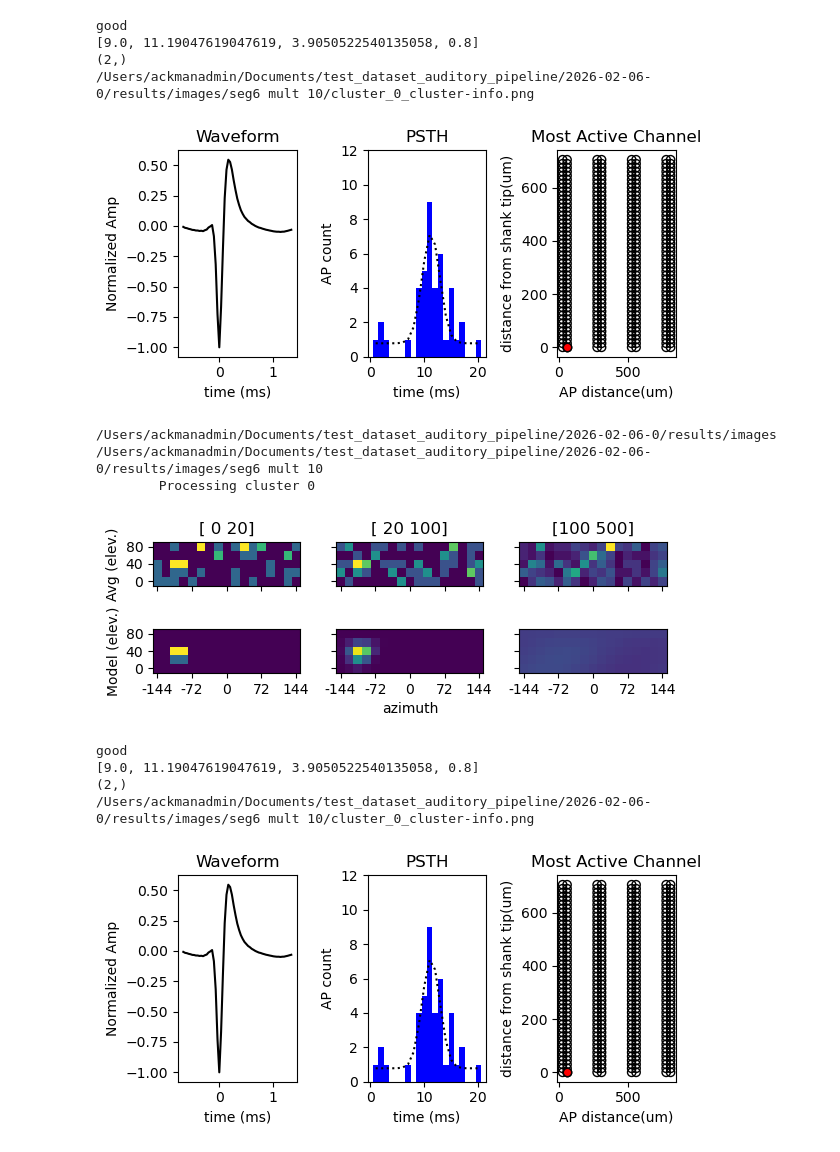
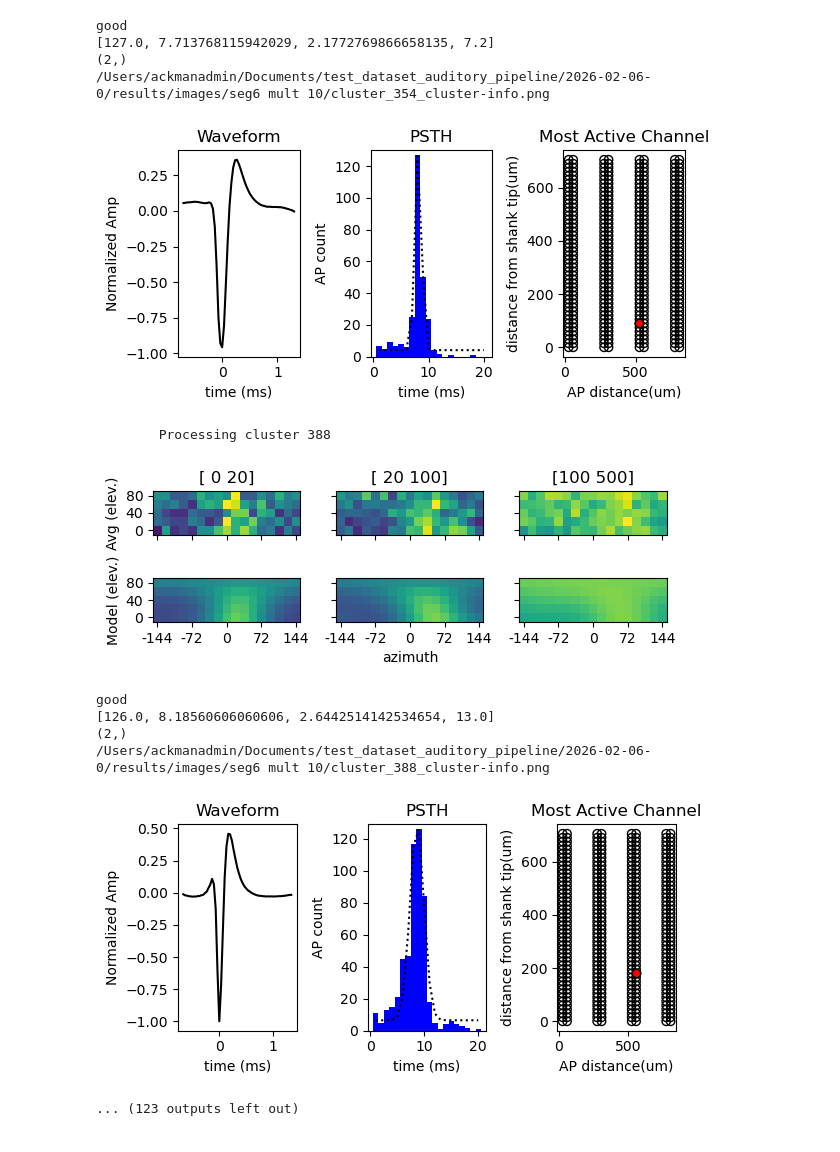
Before and after one commit to feldheimlab/auditoryAnalysis, a Jupyter notebook: scratch/RF_plot.ipynb, the cells around one changed output. Drawn from its saved outputs; the diff is of its cells as text; code cells hidden in the pictures.

```diff
--- a/scratch/RF_plot.ipynb
+++ b/scratch/RF_plot.ipynb
@@ -45,8 +45,8 @@ def plot_RF_neurons(data_obj, neuron_list=None, filetype = 'png'):
                 else:
                     print('\tNeuron {} was not assessed. The plots for this neuron cannot be produced.'.format(neuron))
         else:
-            cluster_list = clusters_assessed[:1]
-            index_list = data_obj.neuron_assess[0][:1]
+            cluster_list = clusters_assessed
+            index_list = data_obj.neuron_assess[0]
         folder = os.path.basename(data_obj.dataloc)
         savedir = os.path.join(data_obj.image_save_loc, folder)
         print(data_obj.image_save_loc)
@@ -74,11 +74,11 @@ def plot_RF_neurons(data_obj, neuron_list=None, filetype = 'png'):
             cluster_info_waveform(data_obj, cluster=cluster_list[i], index=index, savepath=savepath)
 
 
-
-
 dataloc = '/Users/ackmanadmin/Documents/test_dataset_auditory_pipeline/2026-02-06-0/results/seg6 mult 10'
 data = load_RF_data(dataloc, spikesorting='kilosort4')
-plot_RF_neurons(data, neuron_list=None, filetype = 'png')
+
+neuron_list = [352,354,388,509,591,631,667,115,123,146,150]
+plot_RF_neurons(data, neuron_list=neuron_list, filetype = 'png')
 # %% [output]
 Loading data from:
          /Users/ackmanadmin/Documents/test_dataset_auditory_pipeline/2026-02-06-0/results/seg6 mult 10
@@ -113,14 +112,13 @@ good
 good
-[9.0, 11.19047619047619, 3.9050522540135058, 0.8]
+[127.0, 7.713768115942029, 2.1772769866658135, 7.2]
 (2,)
-/Users/ackmanadmin/Documents/test_dataset_auditory_pipeline/2026-02-06-0/results/images/seg6 mult 10/cluster_0_cluster-info.png
+/Users/ackmanadmin/Documents/test_dataset_auditory_pipeline/2026-02-06-0/results/images/seg6 mult 10/cluster_354_cluster-info.png
-[figure, old version]
+[figure, new version]
-/Users/ackmanadmin/Documents/test_dataset_auditory_pipeline/2026-02-06-0/results/images
-/Users/ackmanadmin/Documents/test_dataset_auditory_pipeline/2026-02-06-0/results/images/seg6 mult 10
-        Processing cluster 0
+        Processing cluster 388
-[figure, old version]
+[figure, new version]
 good
-[9.0, 11.19047619047619, 3.9050522540135058, 0.8]
+[126.0, 8.18560606060606, 2.6442514142534654, 13.0]
 (2,)
-/Users/ackmanadmin/Documents/test_dataset_auditory_pipeline/2026-02-06-0/results/images/seg6 mult 10/cluster_0_cluster-info.png
+/Users/ackmanadmin/Documents/test_dataset_auditory_pipeline/2026-02-06-0/results/images/seg6 mult 10/cluster_388_cluster-info.png
-[figure, old version]
+[figure, new version]
+... (123 outputs left out)
```
Also changed, not shown: parts of 1 cell of this notebook, 15 other files.
